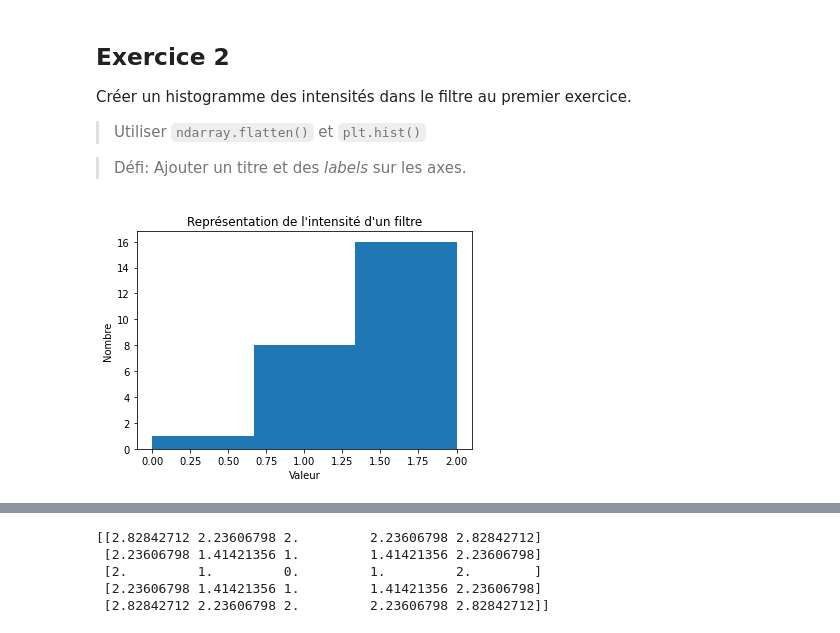
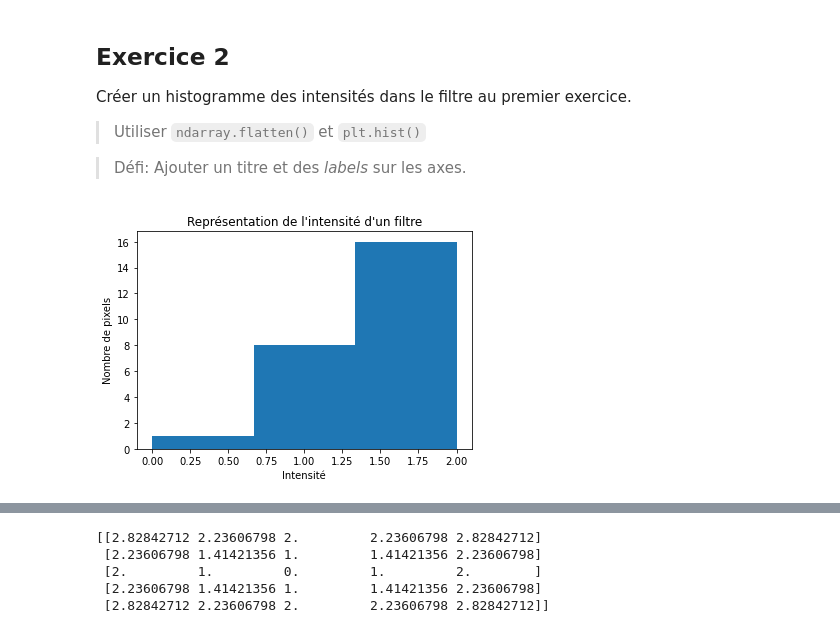
Before and after one commit to RaphaelJ-S/inf600f, a Jupyter notebook: laboratoires/lab2/lab2.ipynb, the cells around one changed output, grey strips where cells are left out. Drawn from its saved outputs; the diff is of its cells as text; code cells hidden in the pictures.

```diff
--- a/laboratoires/lab2/lab2.ipynb
+++ b/laboratoires/lab2/lab2.ipynb
@@ -50,12 +50,12 @@ Créer un histogramme des intensités dans le filtre au premier exercice.
 # %%
 tchebychev_hist = tchebychev.flatten()
 plt.hist(tchebychev_hist, 3)
-plt.xlabel("Valeur")
-plt.ylabel("Nombre")
+plt.xlabel("Intensité")
+plt.ylabel("Nombre de pixels")
 plt.title("Représentation de l'intensité d'un filtre")
 plt.show()
 # %% [output]
-[figure, old version]
+[figure, new version]
 # %% [markdown]
 ## Exercice 3
 Créer un filtre linéaire 5x5 avec les distances Euclidienne à partir du centre.
```
Also changed, not shown: parts of 2 cells of this notebook, 2 other files.
